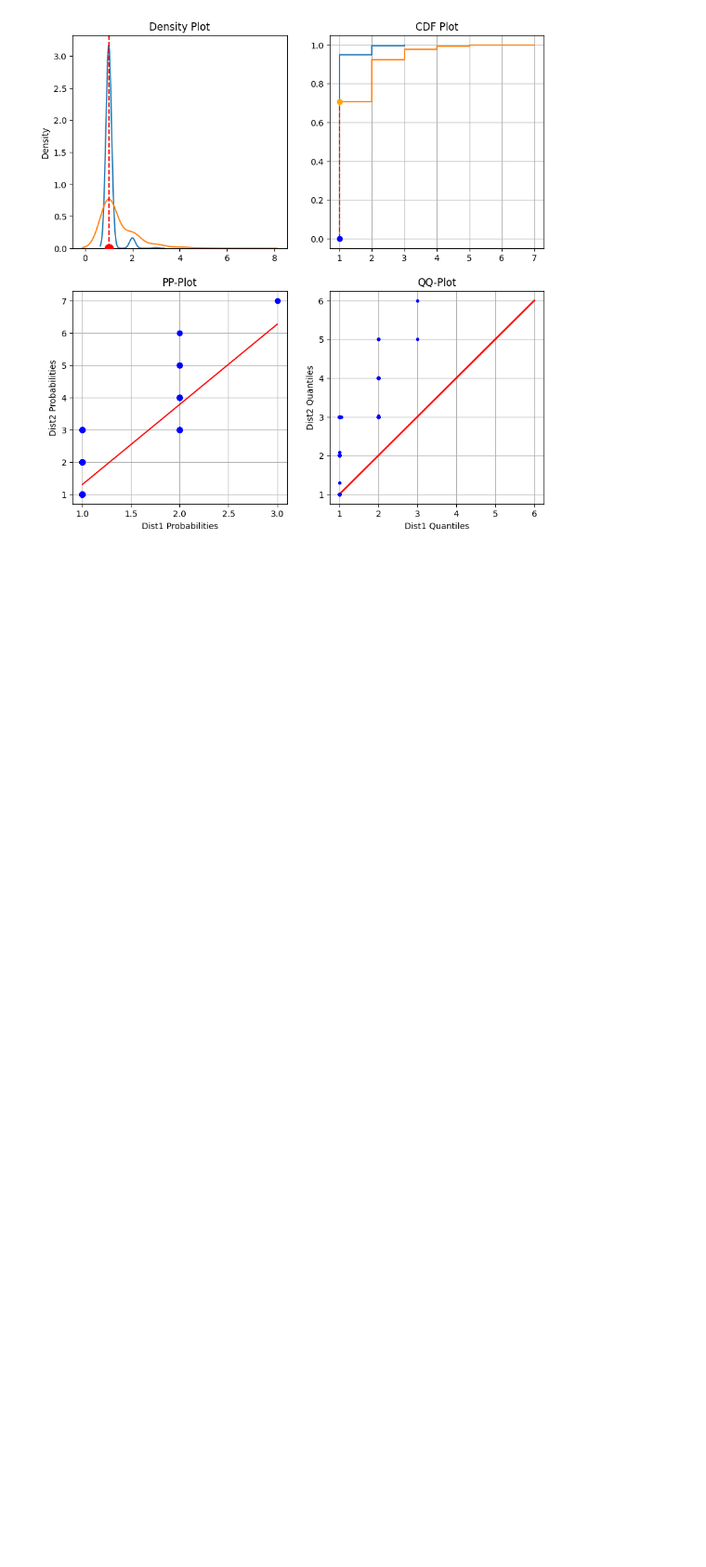
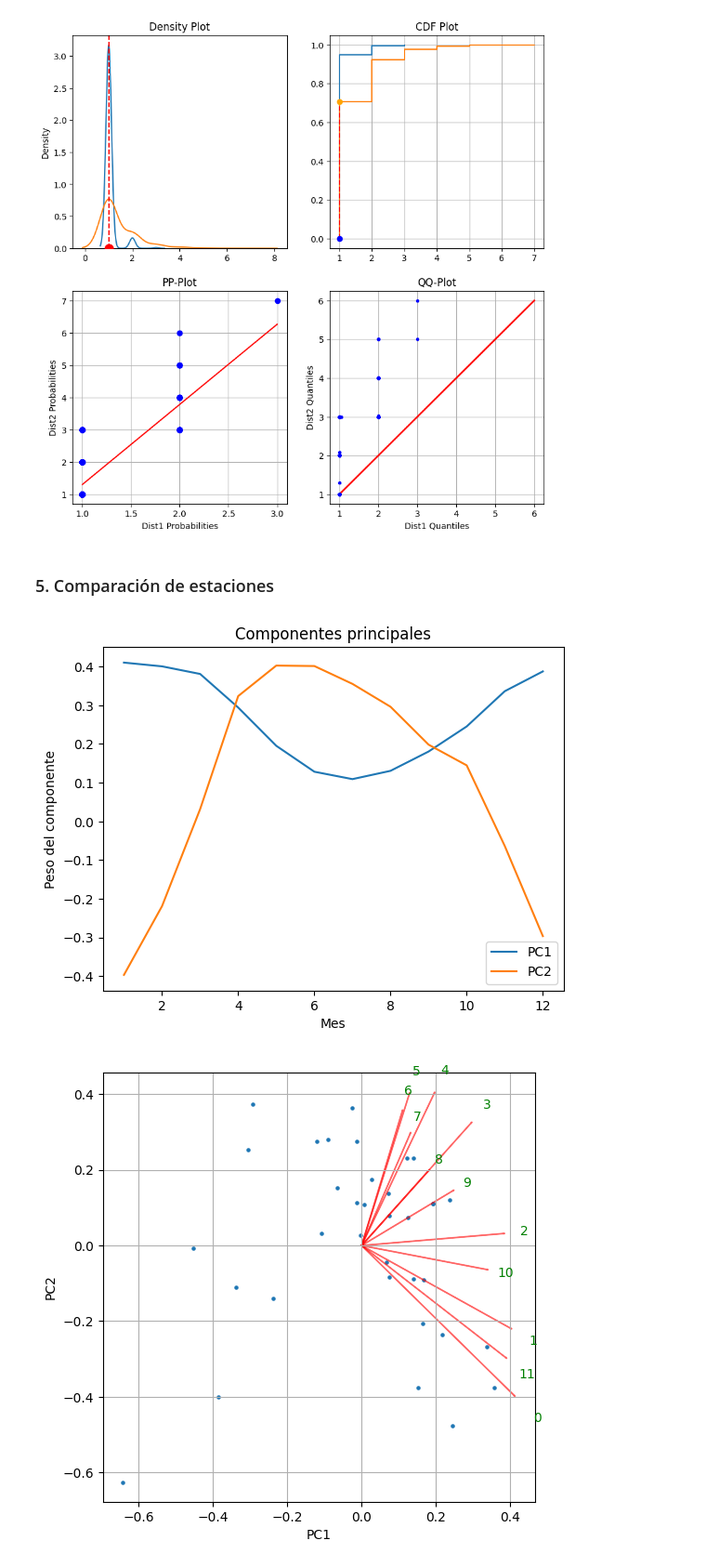
Before and after one commit to Fabiola-cc/IA_lab2, a Jupyter notebook: lab2.ipynb, the cells around one changed output. Shown: that part at 93% size. Drawn from its saved outputs; the diff is of its cells as text; code cells hidden in the pictures; blank space fills up the shorter version.

Commit message:
feat: exercise 5, weather PCA

```diff
--- a/lab2.ipynb
+++ b/lab2.ipynb
@@ -147,3 +149,49 @@ KstestResult(statistic=np.float64(0.11), pvalue=np.float64(1.0915917613597424e-0
 KS-statistic: 0.241, p-value: 6.914010091642317e-26
 KstestResult(statistic=np.float64(0.241), pvalue=np.float64(6.914010091642317e-26), statistic_location=np.int32(1), statistic_sign=np.int8(1))
 [figure]
+# %% [markdown]
+### 5. Comparación de estaciones
+# %%
+weather_data = pd.read_csv('data/weather.csv', sep=',', header=0)
+
+# Normalizar los datos
+X = weather_data.values[:,:12].astype(np.float32)  # la última columna es el nombre de la estación
+
+# 3. Aplicar PCA
+pca = PCA(n_components=12)
+principal_components = pca.fit_transform(X)
+
+# p1 y p2
+plt.plot(range(1, 13), pca.components_[0], label="PC1")
+plt.plot(range(1, 13), pca.components_[1], label="PC2")
+plt.xlabel("Mes")
+plt.ylabel("Peso del componente")
+plt.title("Componentes principales")
+plt.legend()
+plt.show()
+
+# estaciones en el biplot
+def mybiplot(score, coeff, labels=None):
+    xs = score[:,0]
+    ys = score[:,1]
+    n = coeff.shape[0]
+    scalex = 1.0/(xs.max() - xs.min())
+    scaley = 1.0/(ys.max() - ys.min())
+    plt.scatter(xs * scalex,ys * scaley,s=5)
+    for i in range(n):
+        plt.arrow(0, 0, coeff[i,0], coeff[i,1],color = 'r',alpha = 0.5)
+        if labels is None:
+            plt.text(coeff[i,0]* 1.15, coeff[i,1] * 1.15, "Var"+str(i+1), color = 'green', ha = 'center', va = 'center')
+        else:
+            plt.text(coeff[i,0]* 1.15, coeff[i,1] * 1.15, labels[i], color = 'g', ha = 'center', va = 'center')
+
+    plt.xlabel("PC{}".format(1))
+    plt.ylabel("PC{}".format(2))
+    plt.grid()
+
+plt.figure(figsize=(6,6))
+mybiplot(principal_components[:,0:2], np.transpose(pca.components_[0:2, :]), list(data.columns[:-1]))
+plt.show()
+# %% [output]
+[figure, added]
+[figure, added]
```
Also changed, not shown: parts of 1 cell of this notebook.
